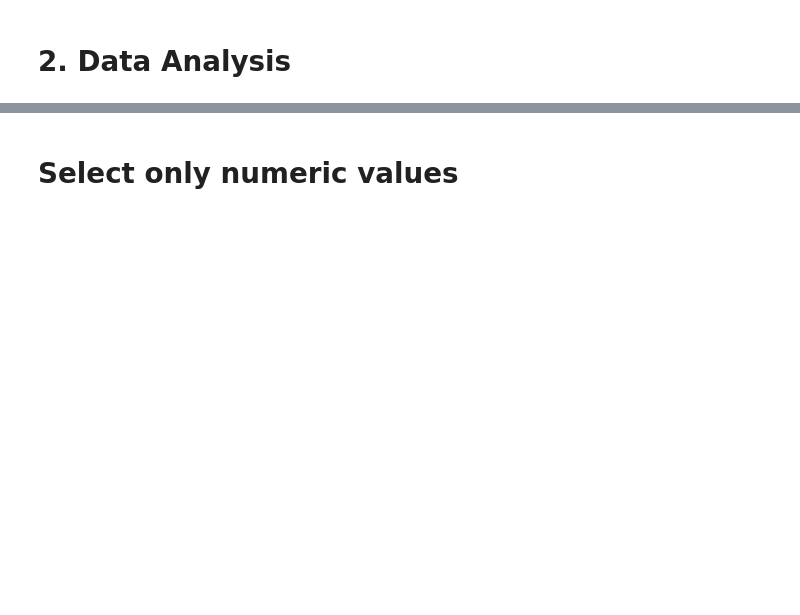
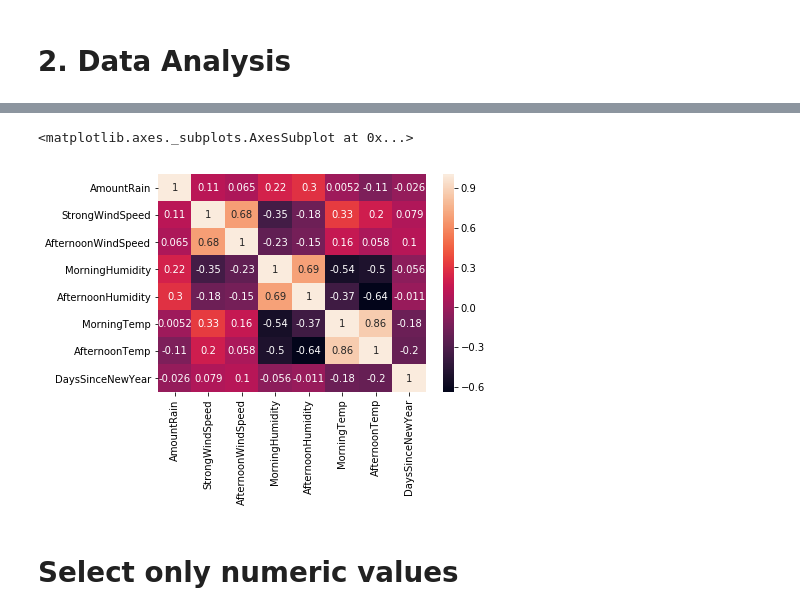
Before and after one commit to UrbanoFonseca/topsecret_hackathon, a Jupyter notebook: Example Notebook - Hackathon#1 (Binary Classification).ipynb, the cells around one changed output, grey strips where cells are left out. Saved outputs shown, nothing was run; the diff lists cells and outputs as text; code cells hidden in the pictures; blank space fills up the shorter version.

```diff
--- a/Example Notebook - Hackathon#1 (Binary Classification).ipynb
+++ b/Example Notebook - Hackathon#1 (Binary Classification).ipynb
@@ -135,2 +120,8 @@ plot_y_imbalance(y_train)
+# %%
+# The heatmap
+sns.heatmap(X_train.corr(), annot=True)
+# %% [output]
+<matplotlib.axes._subplots.AxesSubplot at 0x...>
+[figure, added]
 # %% [markdown]
 # Select only numeric values
```
Also changed, not shown: parts of 24 cells of this notebook.
